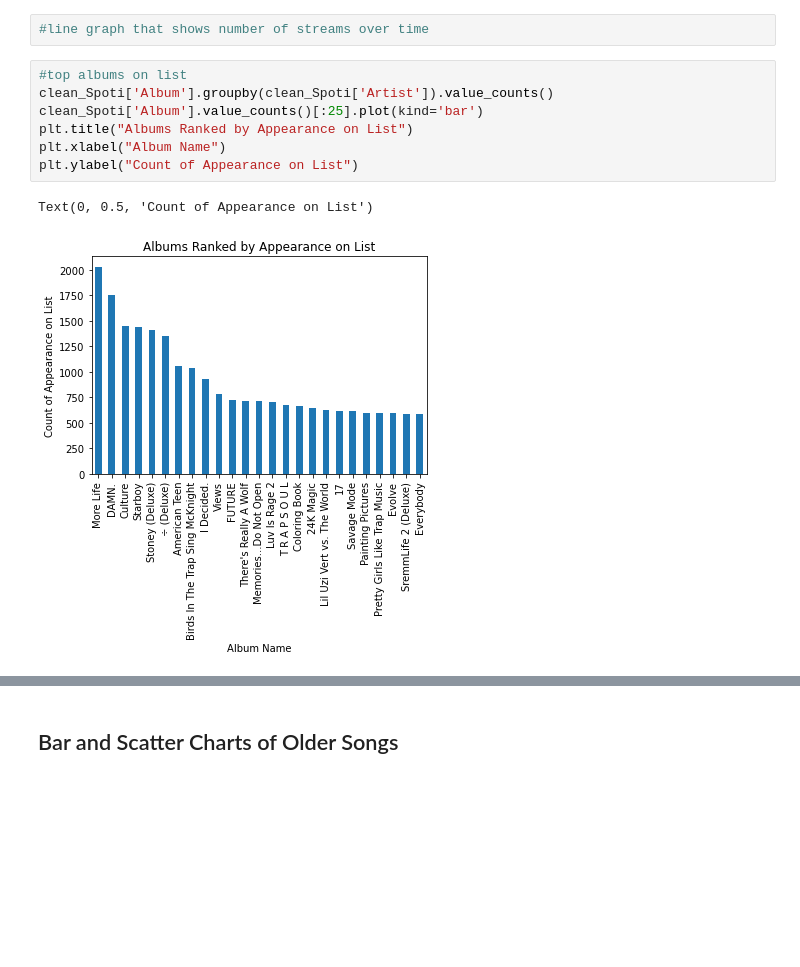
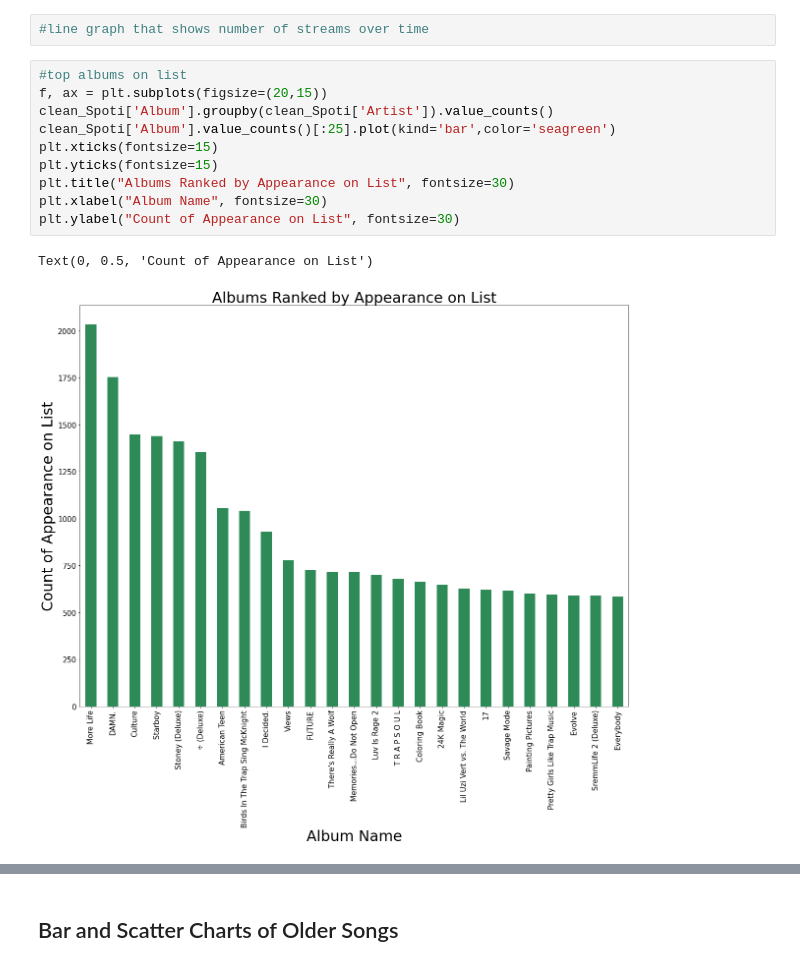
Before and after one commit to iastanehasl/Project-One, a Jupyter notebook: Spotipy_Group.ipynb, the cells around one changed output, grey strips where cells are left out. Drawn from its saved outputs; the diff is of its cells as text; blank space fills up the shorter version.

Commit message:
Updated bar plots

```diff
--- a/Spotipy_Group.ipynb
+++ b/Spotipy_Group.ipynb
@@ -210,13 +210,16 @@ plt.show()
 #line graph that shows number of streams over time
 # %%
 #top albums on list
+f, ax = plt.subplots(figsize=(20,15))
 clean_Spoti['Album'].groupby(clean_Spoti['Artist']).value_counts()
-clean_Spoti['Album'].value_counts()[:25].plot(kind='bar')
-plt.title("Albums Ranked by Appearance on List")
-plt.xlabel("Album Name")
-plt.ylabel("Count of Appearance on List")
+clean_Spoti['Album'].value_counts()[:25].plot(kind='bar',color='seagreen')
+plt.xticks(fontsize=15)
+plt.yticks(fontsize=15)
+plt.title("Albums Ranked by Appearance on List", fontsize=30)
+plt.xlabel("Album Name", fontsize=30)
+plt.ylabel("Count of Appearance on List", fontsize=30)
 # %% [output]
 Text(0, 0.5, 'Count of Appearance on List')
-[figure, old version]
+[figure, new version]
 # %%
 #artists ranked by number of times album appears on list
```
Also changed, not shown: parts of 2 cells of this notebook.
